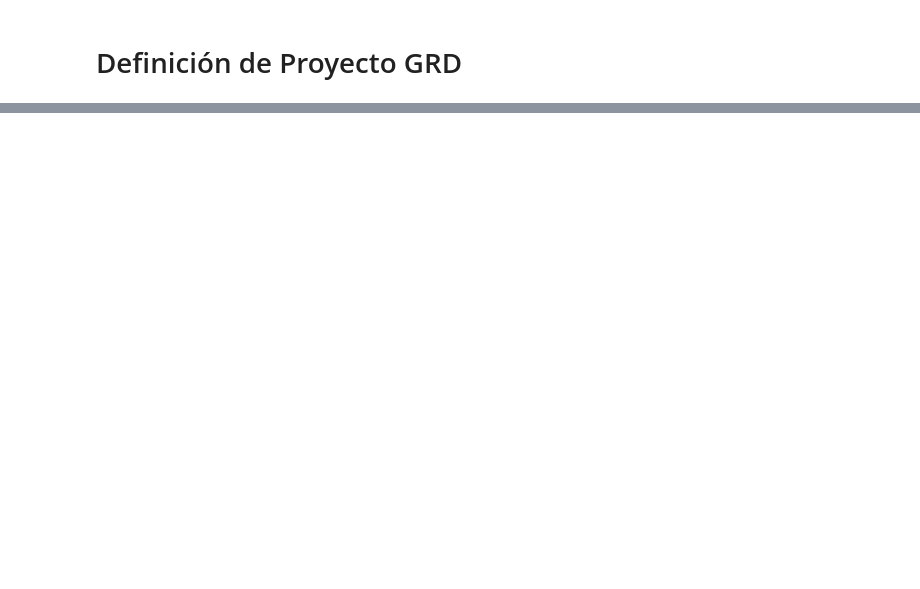
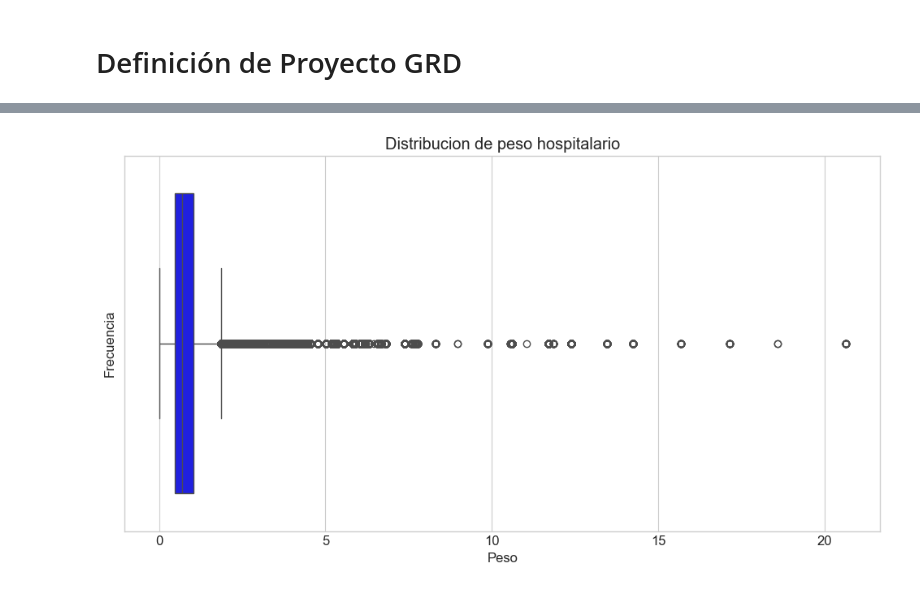
Before and after one commit to LuisPinoV/InferenciaEstadistica, a Jupyter notebook: notebooks/Definicion proyecto.ipynb, the cells around one changed output, grey strips where cells are left out. Drawn from its saved outputs; the diff is of its cells as text; code cells hidden in the pictures; blank space fills up the shorter version.

```diff
--- a/notebooks/Definicion proyecto.ipynb
+++ b/notebooks/Definicion proyecto.ipynb
@@ -102,0 +234,9 @@ Recuerde que un buen proyecto no solo aplica técnicas estadísticas correctamen
+# %%
+plt.figure(figsize=(12, 6))
+sns.boxplot(x = df['IR_29301_PESO'], color='blue')
+plt.title('Distribucion de peso hospitalario')
+plt.xlabel('Peso')
+plt.ylabel('Frecuencia')
+plt.show()
+# %% [output]
+[figure, added]
```
Also changed, not shown: parts of 21 cells of this notebook, 2 other files.
